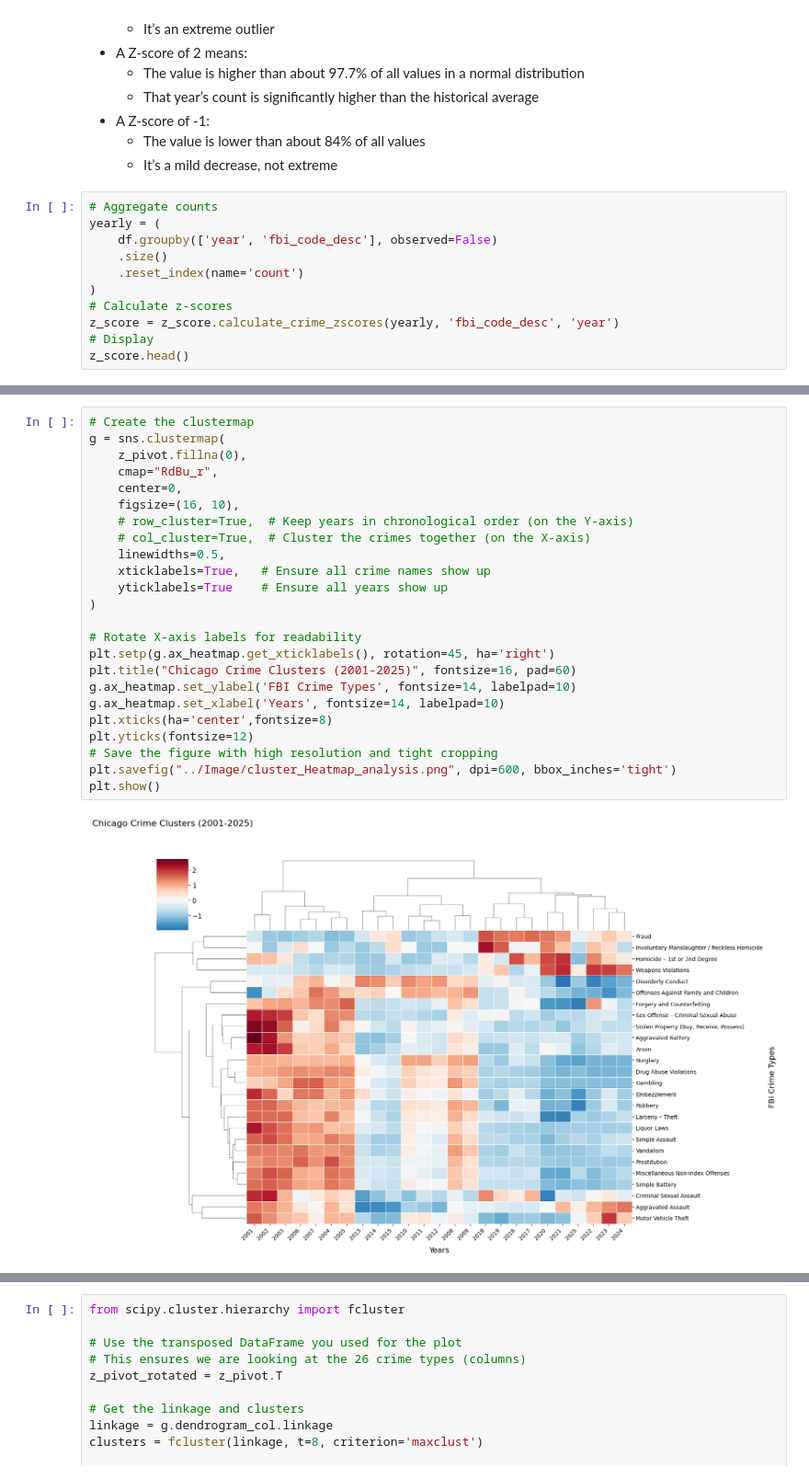
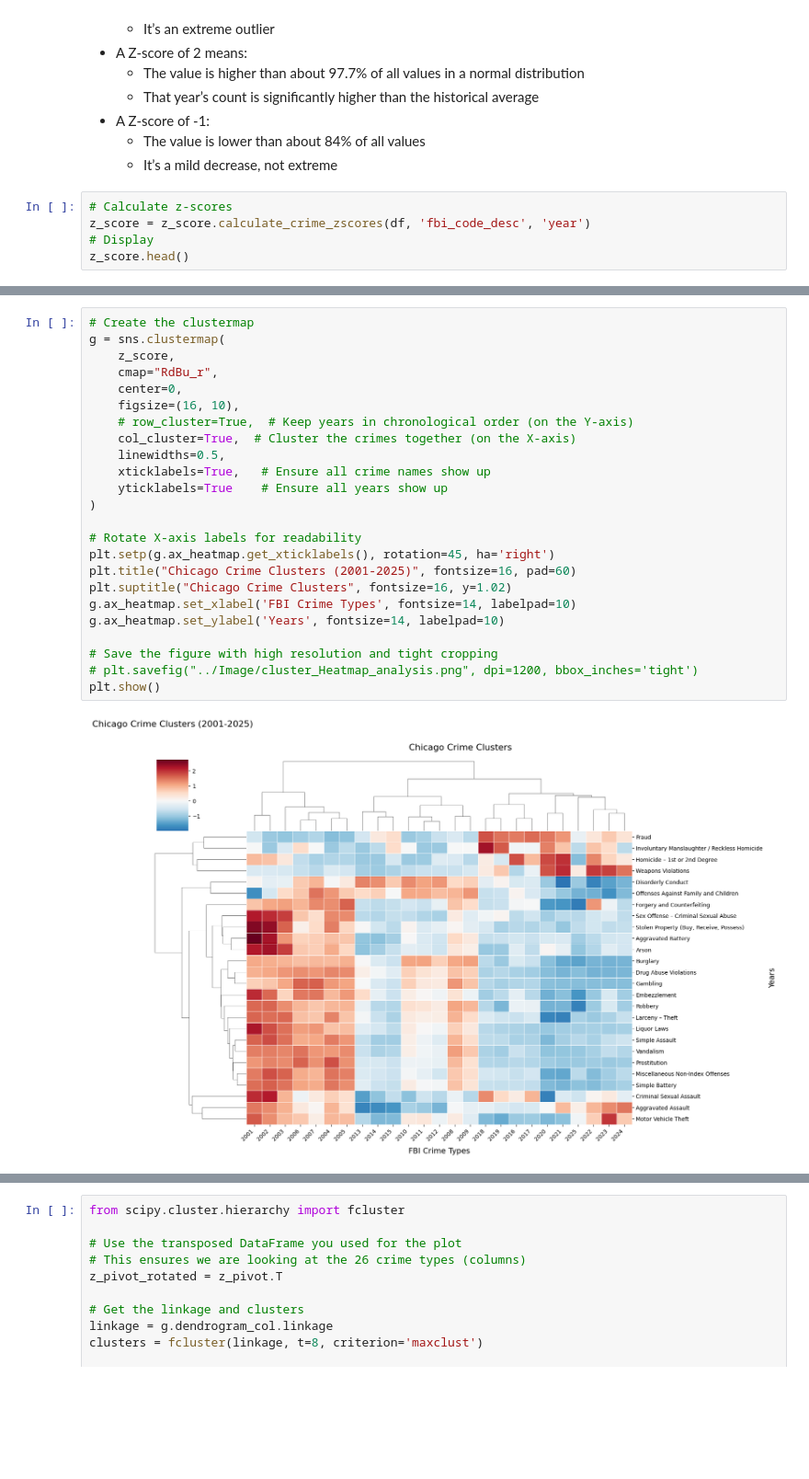
Before and after one commit to SirErikPak/ChicagoCrime, a Jupyter notebook: Notebook/ChicagoCrimeDataAnalysis.ipynb, the cells around one changed output, grey strips where cells are left out. Shown at 92% size. Saved outputs shown, nothing was run; the diff lists cells and outputs as text; blank space fills up the shorter version.

```diff
--- a/Notebook/ChicagoCrimeDataAnalysis.ipynb
+++ b/Notebook/ChicagoCrimeDataAnalysis.ipynb
@@ -94,14 +96,8 @@ sector                   139    0.0016%
     - The value is lower than about 84% of all values
     - It’s a mild decrease, not extreme
 # %%
-# Aggregate counts
-yearly = (
-    df.groupby(['year', 'fbi_code_desc'], observed=False)
-    .size()
-    .reset_index(name='count')
-)
 # Calculate z-scores
-z_score = z_score.calculate_crime_zscores(yearly, 'fbi_code_desc', 'year')
+z_score = z_score.calculate_crime_zscores(df, 'fbi_code_desc', 'year')
 # Display
 z_score.head()
 # %% [output]
@@ -145,27 +149,27 @@ NameError: name 'z_pivot' is not defined
 # %%
 # Create the clustermap
 g = sns.clustermap(
-    z_pivot.fillna(0),
+    z_score,
     cmap="RdBu_r",
     center=0,
     figsize=(16, 10),
     # row_cluster=True,  # Keep years in chronological order (on the Y-axis)
-    # col_cluster=True,  # Cluster the crimes together (on the X-axis)
+    col_cluster=True,  # Cluster the crimes together (on the X-axis)
     linewidths=0.5,
     xticklabels=True,   # Ensure all crime names show up
     yticklabels=True    # Ensure all years show up
 )
 
 # Rotate X-axis labels for readability
 plt.setp(g.ax_heatmap.get_xticklabels(), rotation=45, ha='right')
 plt.title("Chicago Crime Clusters (2001-2025)", fontsize=16, pad=60)
-g.ax_heatmap.set_ylabel('FBI Crime Types', fontsize=14, labelpad=10)
-g.ax_heatmap.set_xlabel('Years', fontsize=14, labelpad=10)
-plt.xticks(ha='center',fontsize=8)
-plt.yticks(fontsize=12)
+plt.suptitle("Chicago Crime Clusters", fontsize=16, y=1.02)
+g.ax_heatmap.set_xlabel('FBI Crime Types', fontsize=14, labelpad=10)
+g.ax_heatmap.set_ylabel('Years', fontsize=14, labelpad=10)
+
 # Save the figure with high resolution and tight cropping
-plt.savefig("../Image/cluster_Heatmap_analysis.png", dpi=600, bbox_inches='tight')
+# plt.savefig("../Image/cluster_Heatmap_analysis.png", dpi=1200, bbox_inches='tight')
 plt.show()
 # %% [output]
-[figure, old version]
+[figure, new version]
 # %%
```
Also changed, not shown: parts of 8 cells of this notebook, 4 other files.
